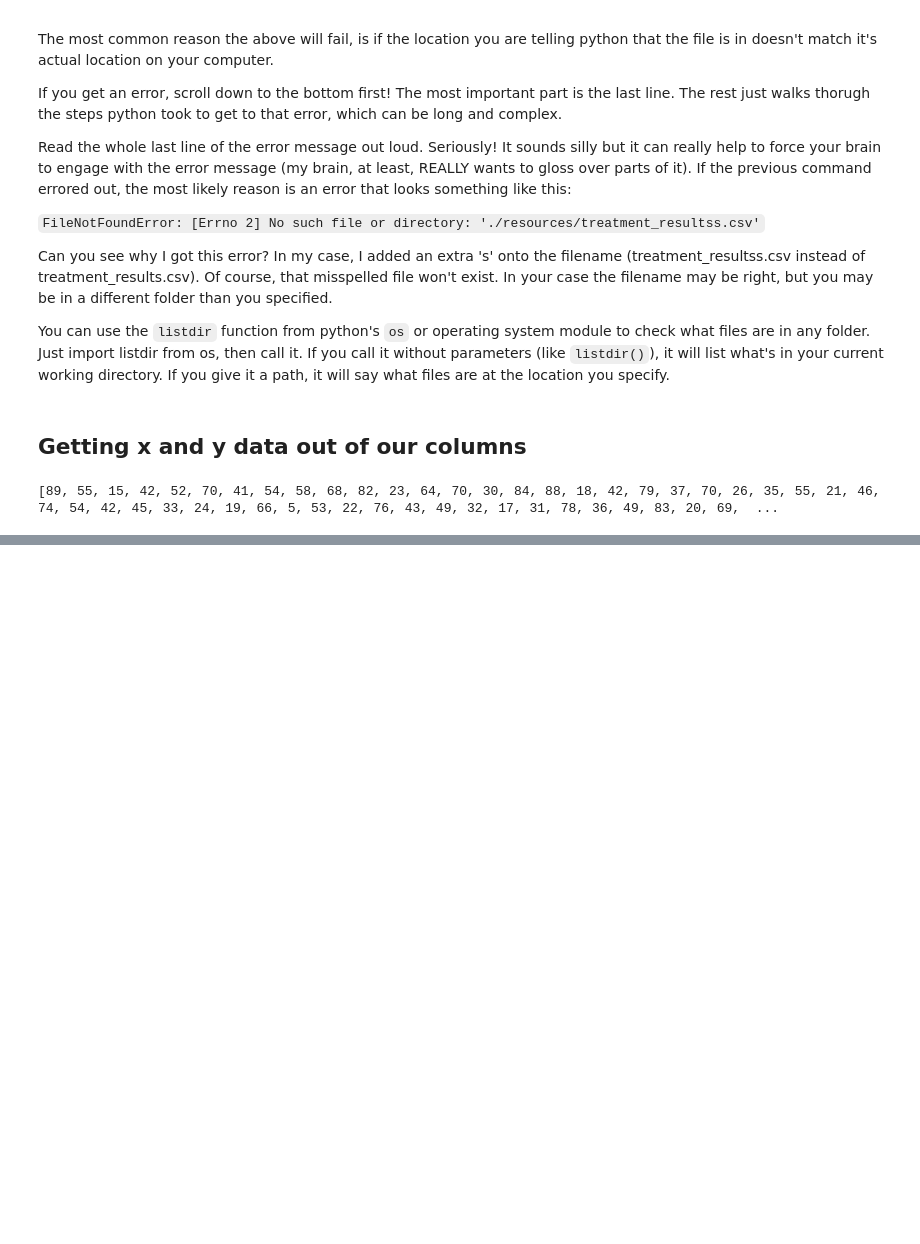
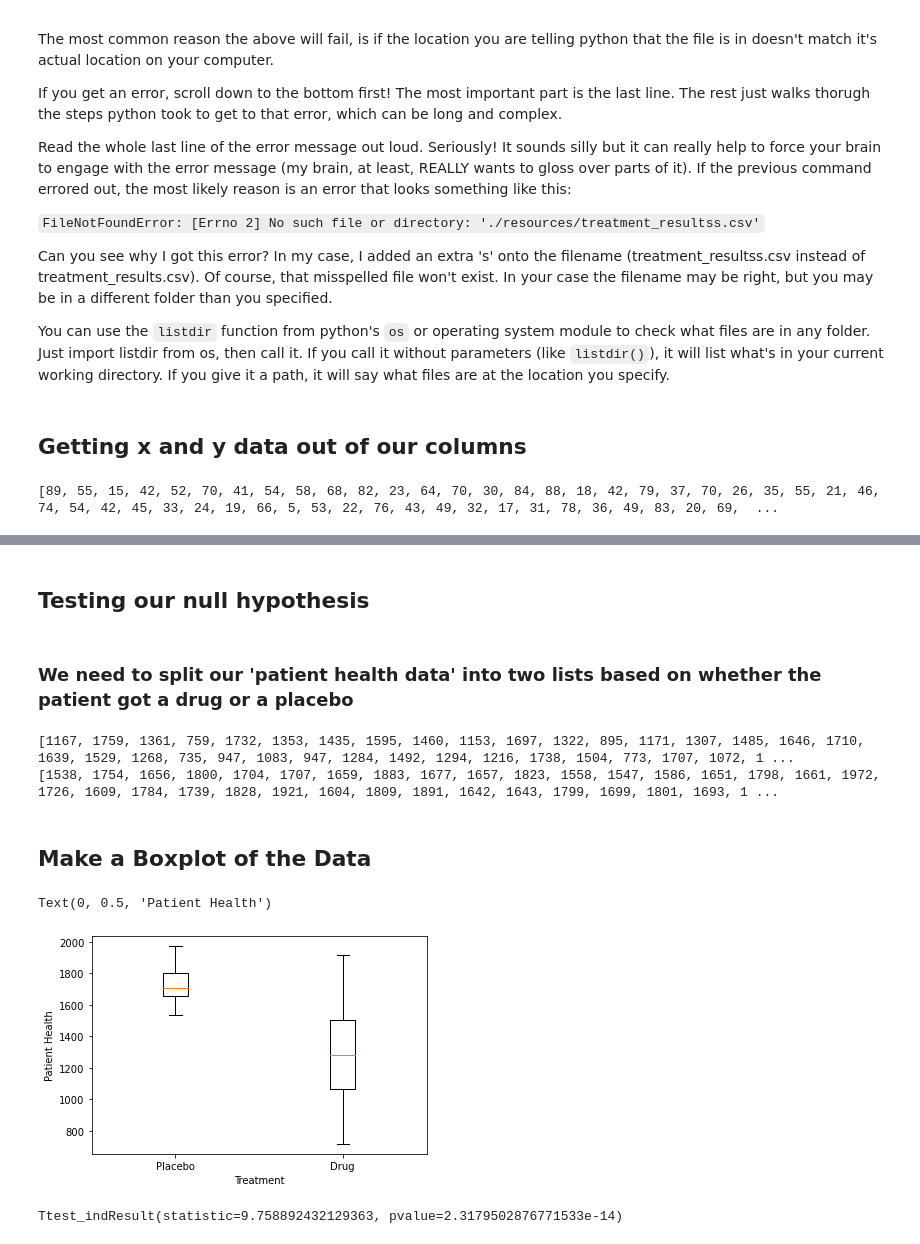
Before and after one commit to zaneveld/intro_to_data_studies, a Jupyter notebook: content/tabular_data/exercise_is_this_drug_working.ipynb, the cells around one changed output, grey strips where cells are left out. Saved outputs shown, nothing was run; the diff lists cells and outputs as text; code cells hidden in the pictures; blank space fills up the shorter version.

```diff
--- a/content/tabular_data/exercise_is_this_drug_working.ipynb
+++ b/content/tabular_data/exercise_is_this_drug_working.ipynb
@@ -118,0 +141,46 @@ print(age,treatment,response)
+# %% [markdown]
+## Testing our null hypothesis
+# %% [markdown]
+### We need to split our 'patient health data' into two lists based on whether the patient got a drug or a placebo
+# %%
+
+age = list(df['Patient Age'])
+treatment = list(df['Treatment'])
+response = list(df['Patient Health'])
+
+drug_responses = []
+placebo_responses = []
+
+for i,r in enumerate(response):
+
+    t = treatment[i]
+
+    if t == "Drug":
+        drug_responses.append(r)
+    elif t == "Placebo":
+        placebo_responses.append(r)
+    else:
+        raise ValueError(f"Found a bad treatment value: {t}")
+
+print(drug_responses)
+print(placebo_responses)
+# %% [output]
+[1167, 1759, 1361, 759, 1732, 1353, 1435, 1595, 1460, 1153, 1697, 1322, 895, 1171, 1307, 1485, 1646, 1710, 1639, 1529, 1268, 735, 947, 1083, 947, 1284, 1492, 1294, 1216, 1738, 1504, 773, 1707, 1072, 1 ...
+[1538, 1754, 1656, 1800, 1704, 1707, 1659, 1883, 1677, 1657, 1823, 1558, 1547, 1586, 1651, 1798, 1661, 1972, 1726, 1609, 1784, 1739, 1828, 1921, 1604, 1809, 1891, 1642, 1643, 1799, 1699, 1801, 1693, 1 ...
+# %% [markdown]
+## Make a Boxplot of the Data
+# %%
+import matplotlib.pyplot as plt
+data_to_plot = [placebo_responses,drug_responses]
+plt.boxplot(data_to_plot,labels = ["Placebo","Drug"])
+plt.xlabel("Treatment")
+plt.ylabel("Patient Health")
+# %% [output]
+Text(0, 0.5, 'Patient Health')
+[figure, added]
+# %%
+from scipy.stats import ttest_ind
+result = ttest_ind(placebo_responses,drug_responses,equal_var = False)
+print(result)
+# %% [output]
+Ttest_indResult(statistic=9.758892432129363, pvalue=2.3179502876771533e-14)
```
Also changed, not shown: parts of 4 cells of this notebook.
